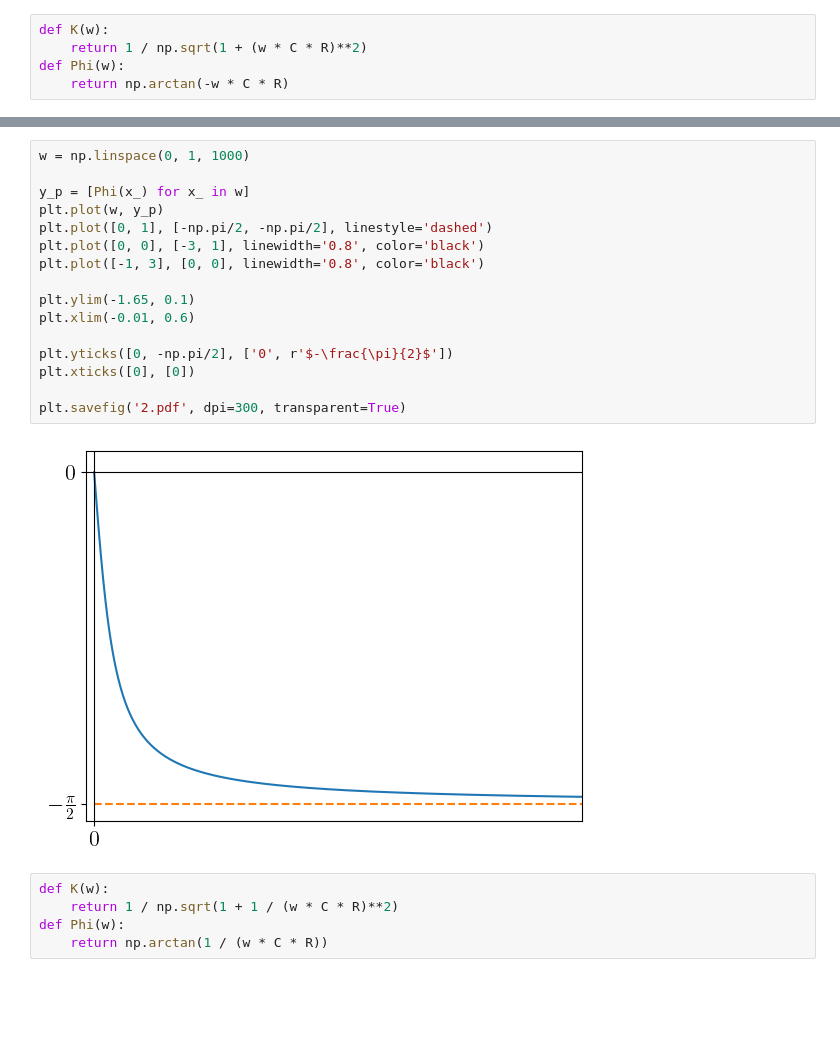
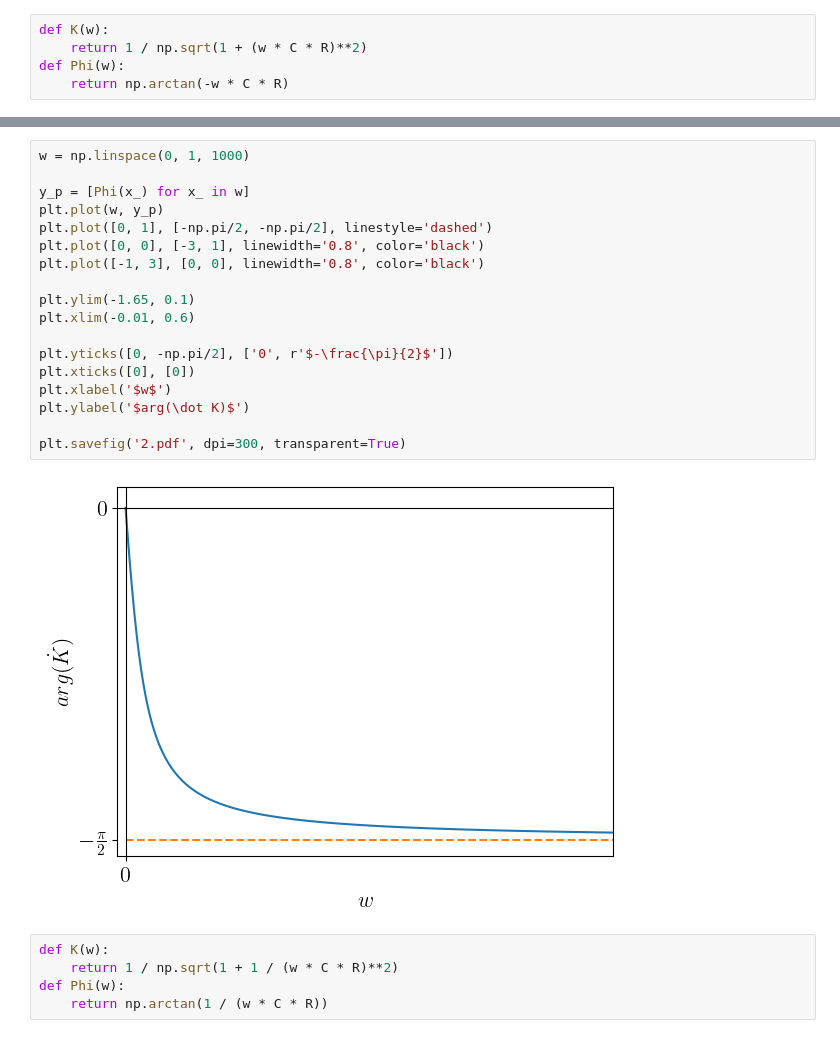
Before and after one commit to SerKin0/IBTC-physics-2k3s-latex-dif_int_signal, a Jupyter notebook: graph/charts/main.ipynb, the cells around one changed output, grey strips where cells are left out. Drawn from its saved outputs; the diff is of its cells as text; blank space fills up the shorter version.

```diff
--- a/graph/charts/main.ipynb
+++ b/graph/charts/main.ipynb
@@ -51,21 +53,23 @@ plt.savefig('1.pdf', dpi=300, transparent=True)
 # %%
 w = np.linspace(0, 1, 1000)
 
 y_p = [Phi(x_) for x_ in w]
 plt.plot(w, y_p)
 plt.plot([0, 1], [-np.pi/2, -np.pi/2], linestyle='dashed')
 plt.plot([0, 0], [-3, 1], linewidth='0.8', color='black')
 plt.plot([-1, 3], [0, 0], linewidth='0.8', color='black')
 
 plt.ylim(-1.65, 0.1)
 plt.xlim(-0.01, 0.6)
 
 plt.yticks([0, -np.pi/2], ['0', r'$-\frac{\pi}{2}$'])
 plt.xticks([0], [0])
+plt.xlabel('$w$')
+plt.ylabel('$arg(\dot K)$')
 
 plt.savefig('2.pdf', dpi=300, transparent=True)
 # %% [output]
-[figure, old version]
+[figure, new version]
 # %%
 def K(w):
     return 1 / np.sqrt(1 + 1 / (w * C * R)**2)
```
Also changed, not shown: parts of 3 cells of this notebook, 6 other files.
